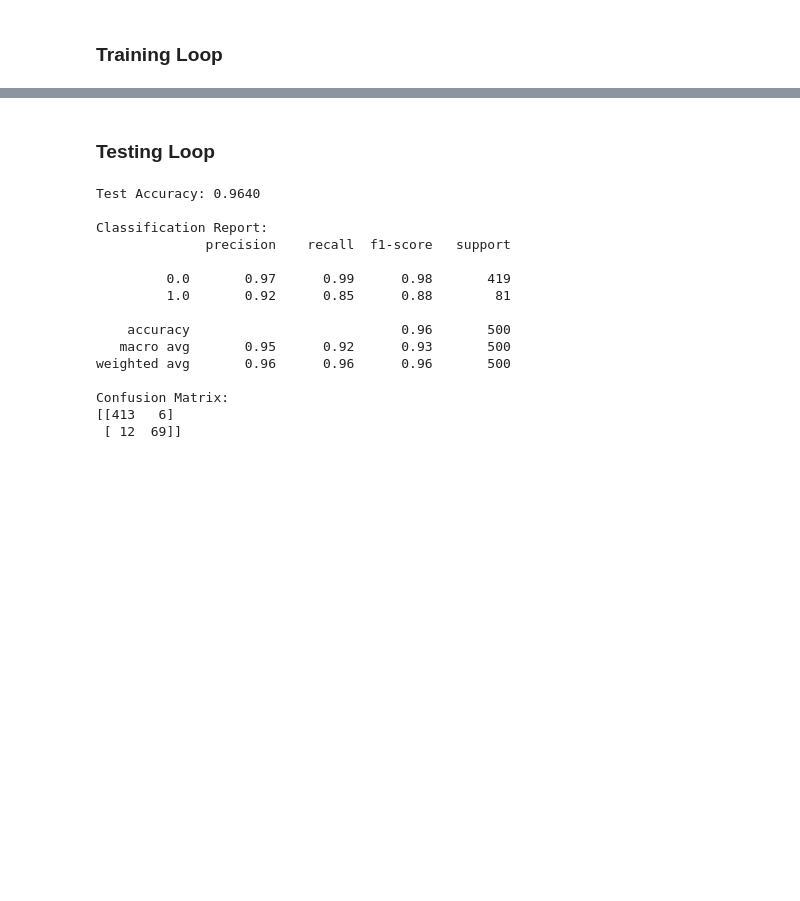
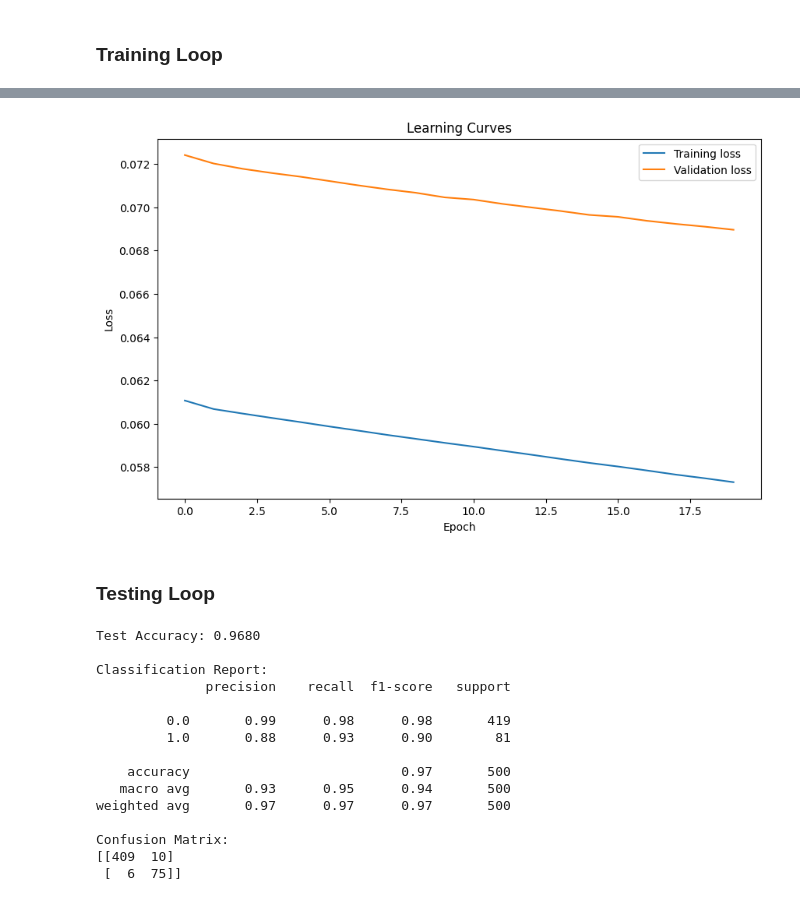
Before and after one commit to Charly21r/Mandelbrot-set-neural-net, a Jupyter notebook: main.ipynb, the cells around one changed output, grey strips where cells are left out. Drawn from its saved outputs; the diff is of its cells as text; code cells hidden in the pictures; blank space fills up the shorter version.

Commit message:
add validation

```diff
--- a/main.ipynb
+++ b/main.ipynb
@@ -97,6 +97,11 @@ y = df["in_mandelbrot_set"]
 X_train, X_test, y_train, y_test = train_test_split(
     X, y, test_size=0.2, stratify=y, random_state=42, shuffle=True
 )
+
+# Create validation set
+X_train, X_val, y_train, y_val = train_test_split(
+    X_train, y_train, test_size=0.15, stratify=y_train, random_state=42
+)
 # %% [markdown]
 ### Neural Network
 # %%
@@ -147,10 +152,24 @@ y_train_tensor = torch.tensor(y_train.values, dtype=torch.float32).unsqueeze(1)
 
 # Create a TensorDataset and DataLoader
 train_dataset = TensorDataset(X_train_tensor, y_train_tensor)
-train_loader = DataLoader(train_dataset, batch_size=BATCH_SIZE, shuffle=True)
+train_loader = DataLoader(train_dataset, batch_size=BATCH_SIZE, shuffle=False)
+
+# Convert data to PyTorch tensors
+X_val_tensor = torch.tensor(X_val.values, dtype=torch.float32)
+y_val_tensor = torch.tensor(y_val.values, dtype=torch.float32).unsqueeze(1) # Convert target to float and unsqueeze for BCEWithLogitsLoss
+
+# Create a TensorDataset and DataLoader
+val_dataset = TensorDataset(X_val_tensor, y_val_tensor)
+val_loader = DataLoader(val_dataset, batch_size=BATCH_SIZE, shuffle=False)
+
+
+train_losses = []
+val_losses = []
 
 # Training loop
 for epoch in range(NUM_EPOCH):
+    mandelbrot_net.train() # Set the model to training mode
+    train_loss = 0
     for batch_X, batch_y in train_loader:
         # Forward pass
         outputs = mandelbrot_net(batch_X)
@@ -161,5 +180,35 @@ for epoch in range(NUM_EPOCH):
         loss.backward()
         optimizer.step()
 
-    print(f"Epoch: {epoch+1}, Loss: {loss.item()}")
+        train_loss += loss.item() * batch_X.size(0)
+
+    mandelbrot_net.eval() # Set the model to training mode
+    val_loss = 0
+    with torch.no_grad():
+        correct = 0
+        total = 0
+
+        for batch_X, batch_y in val_loader:
+            outputs = mandelbrot_net(batch_X)
+            loss = criterion(outputs, batch_y)
+
+            val_loss += loss.item() * batch_X.size(0)
+
+    avg_train_loss = train_loss / len(train_loader.dataset)
+    avg_val_loss = val_loss / len(val_loader.dataset)
+    # Store losses
+    train_losses.append(avg_train_loss)
+    val_losses.append(avg_val_loss)
+    print(f"Epoch: {epoch+1}, Train Loss: {avg_train_loss}, Val Loss: {avg_val_loss}")
+
+
+# Plot the learning curves
+plt.figure(figsize=(10, 6))
+plt.plot(train_losses, label="Training loss")
+plt.plot(val_losses, label="Validation loss")
+plt.title("Learning Curves")
+plt.xlabel("Epoch")
+plt.ylabel("Loss")
+plt.legend()
+plt.show()
 # %% [output]
@@ -186,3 +235,4 @@ Epoch: 20, Loss: 0.029407594352960587
+[figure, added]
 # %% [markdown]
 ### Testing Loop
 # %%
@@ -215,18 +265,18 @@ with torch.no_grad():
     print("Confusion Matrix:")
     print(confusion_matrix(y_test_tensor.numpy(), y_pred.numpy()))
 # %% [output]
-Test Accuracy: 0.9640
+Test Accuracy: 0.9680
 
 Classification Report:
               precision    recall  f1-score   support
 
-         0.0       0.97      0.99      0.98       419
-         1.0       0.92      0.85      0.88        81
+         0.0       0.99      0.98      0.98       419
+         1.0       0.88      0.93      0.90        81
 
-    accuracy                           0.96       500
-   macro avg       0.95      0.92      0.93       500
-weighted avg       0.96      0.96      0.96       500
+    accuracy                           0.97       500
+   macro avg       0.93      0.95      0.94       500
+weighted avg       0.97      0.97      0.97       500
 
 Confusion Matrix:
-[[413   6]
- [ 12  69]]
+[[409  10]
+ [  6  75]]
```
Also changed, not shown: parts of 2 cells of this notebook.
